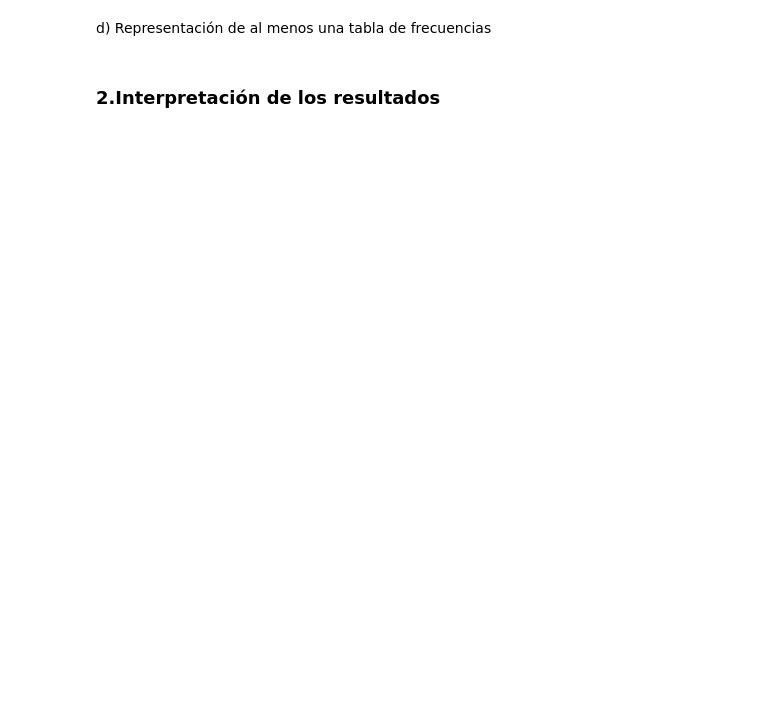
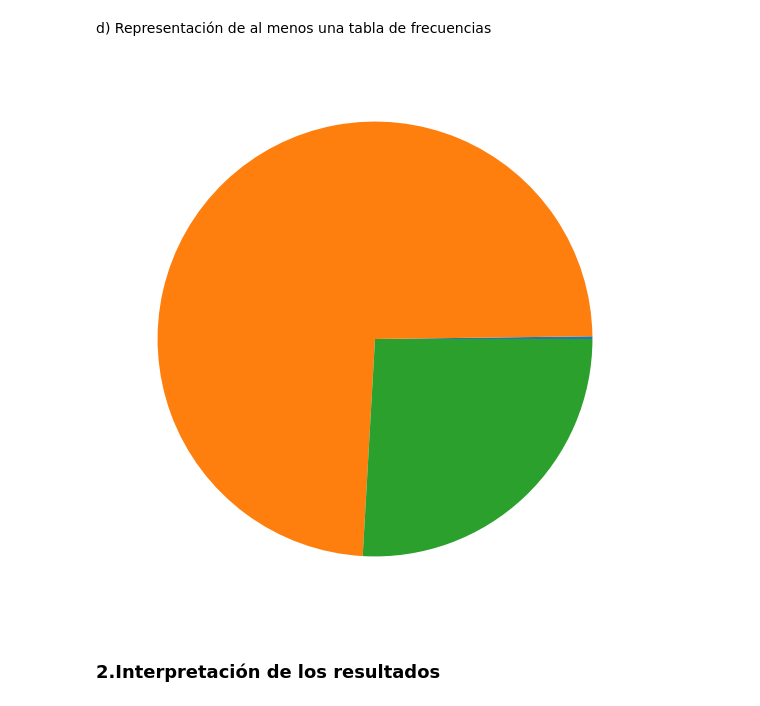
Before and after one commit to Adalab/DA_PromoC_Modulo2_Sprint1_Ana-Anahi, a Jupyter notebook: Estadistica/pp-Estadistica-II.ipynb, the cells around one changed output. Drawn from its saved outputs; the diff is of its cells as text; code cells hidden in the pictures; blank space fills up the shorter version.

```diff
--- a/Estadistica/pp-Estadistica-II.ipynb
+++ b/Estadistica/pp-Estadistica-II.ipynb
@@ -59,0 +199,2 @@ Tabla de frecuencias
+# %%
+df['seguidores']=df['followers'].apply(cambiar_followers)
@@ -60,2 +208,5 @@ Tabla de frecuencias
 # %% [markdown]
 a) Variables cualitativas
+# %%
+df_seguidores=df.groupby('seguidores').count().reset_index()
+df_seguidores
@@ -65,0 +264,3 @@ c) Frecuencia acumulada
+# %%
+df_seguidores_sin_strings=df_seguidores.drop('seguidores',axis=1)
+df_seguidores_sin_strings
@@ -65,0 +272,3 @@ c) Frecuencia acumulada
+# %%
+frec_relativa_acum_cuali=(df_seguidores_sin_strings/df.shape[0])*100
+frec_relativa_acum_cuali
@@ -66,4 +280,10 @@ c) Frecuencia acumulada
 # %% [markdown]
 d) Representación de al menos una tabla de frecuencias
+# %%
+plt.figure(figsize=(20,10))
+figure=plt.pie(frec_relativa_acum_cuali['rank'])
+plt.show()
+# %% [output]
+[figure, added]
 # %% [markdown]
 ### 2.Interpretación de los resultados
```
Also changed, not shown: parts of 32 cells of this notebook.
